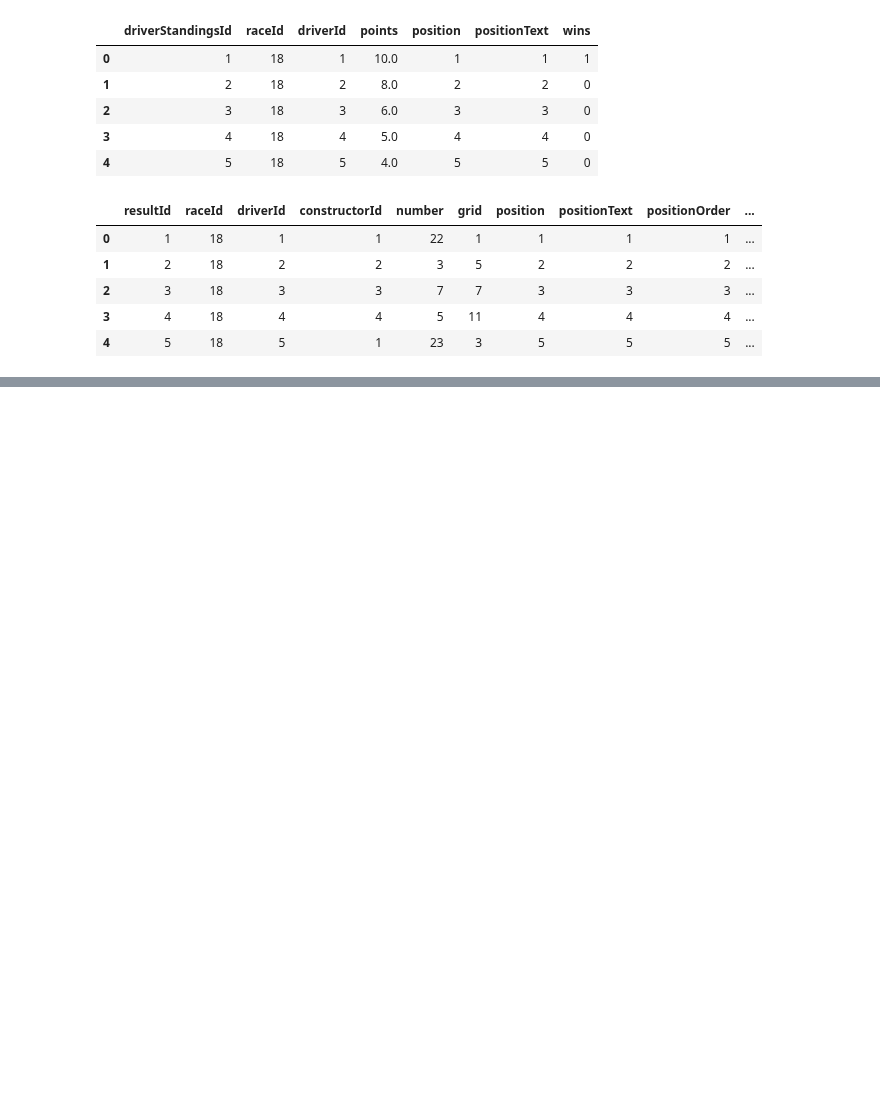
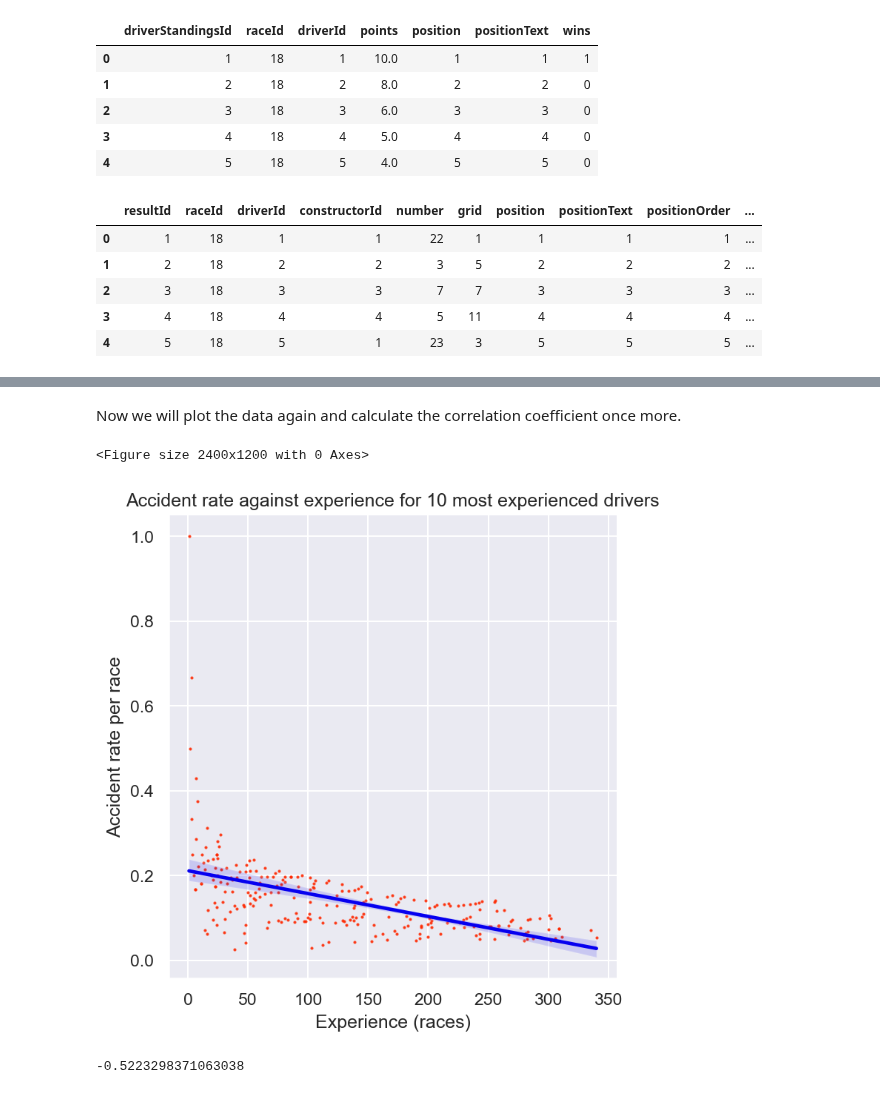
Before and after one commit to MatthewFoster02/The-Formula-Behind-Formula-1-Driven-By-Data, a Jupyter notebook: src/question_1.ipynb, the cells around one changed output, grey strips where cells are left out. Saved outputs shown, nothing was run; the diff lists cells and outputs as text; code cells hidden in the pictures; blank space fills up the shorter version.

```diff
--- a/src/question_1.ipynb
+++ b/src/question_1.ipynb
@@ -241,0 +219,15 @@ print(sorted['avg_accident_per_race'].corr(sorted['experience']))
+# %% [markdown]
+Now we will plot the data again and calculate the correlation coefficient once more.
+# %%
+plt.figure(figsize=(16, 8))
+sns.lmplot(data=accidents_10_drivers, x='experience', y='avg_accident_per_race', fit_reg=True, scatter_kws={'s':1, 'color':'#FF2800'}, line_kws={'color':'#0600EF'})
+plt.title('Accident rate against experience for 10 most experienced drivers')
+plt.ylabel('Accident rate per race')
+plt.xlabel('Experience (races)')
+plt.show()
+
+print(accidents_10_drivers['avg_accident_per_race'].corr(accidents_10_drivers['experience']))
+# %% [output]
+<Figure size 2400x1200 with 0 Axes>
+[figure, added]
+-0.5223298371063038
```
Also changed, not shown: parts of 32 cells of this notebook.
